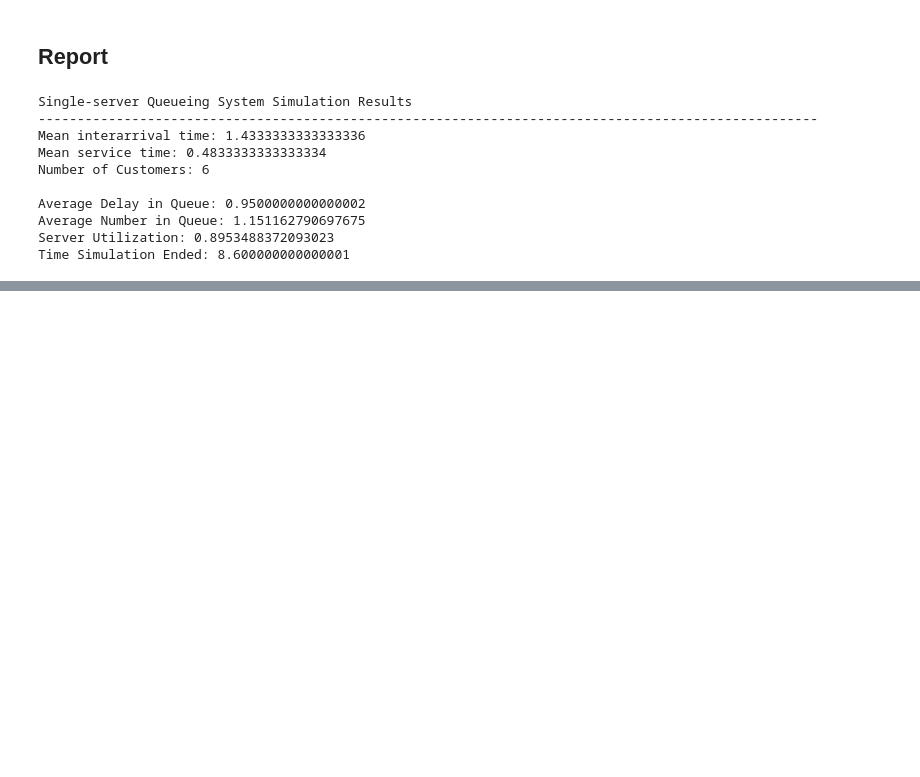
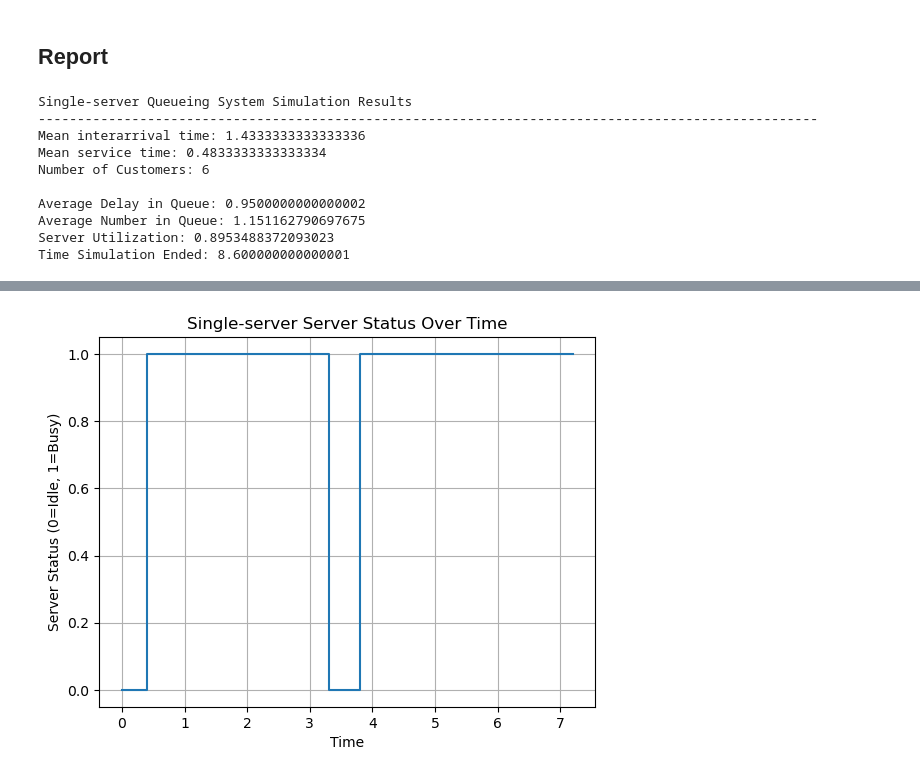
Before and after one commit to SharafatKarim/python-data-science-notebook, a Jupyter notebook: 05 - simulation modeling/02 - single server queue.ipynb, the cells around one changed output, grey strips where cells are left out. Saved outputs shown, nothing was run; the diff lists cells and outputs as text; code cells hidden in the pictures; blank space fills up the shorter version.

```diff
--- a/05 - simulation modeling/02 - single server queue.ipynb
+++ b/05 - simulation modeling/02 - single server queue.ipynb
@@ -148,0 +173,10 @@ Time Simulation Ended: 8.600000000000001
+# %%
+times_b, server_statuses = zip(*server_status_times)
+plt.figure()
+plt.step(times_b, server_statuses, where='post')
+plt.xlabel('Time')
+plt.ylabel('Server Status (0=Idle, 1=Busy)')
+plt.title('Single-server Server Status Over Time')
+plt.grid()
+# %% [output]
+[figure, added]
```
Also changed, not shown: parts of 4 cells of this notebook, 1 other file.
